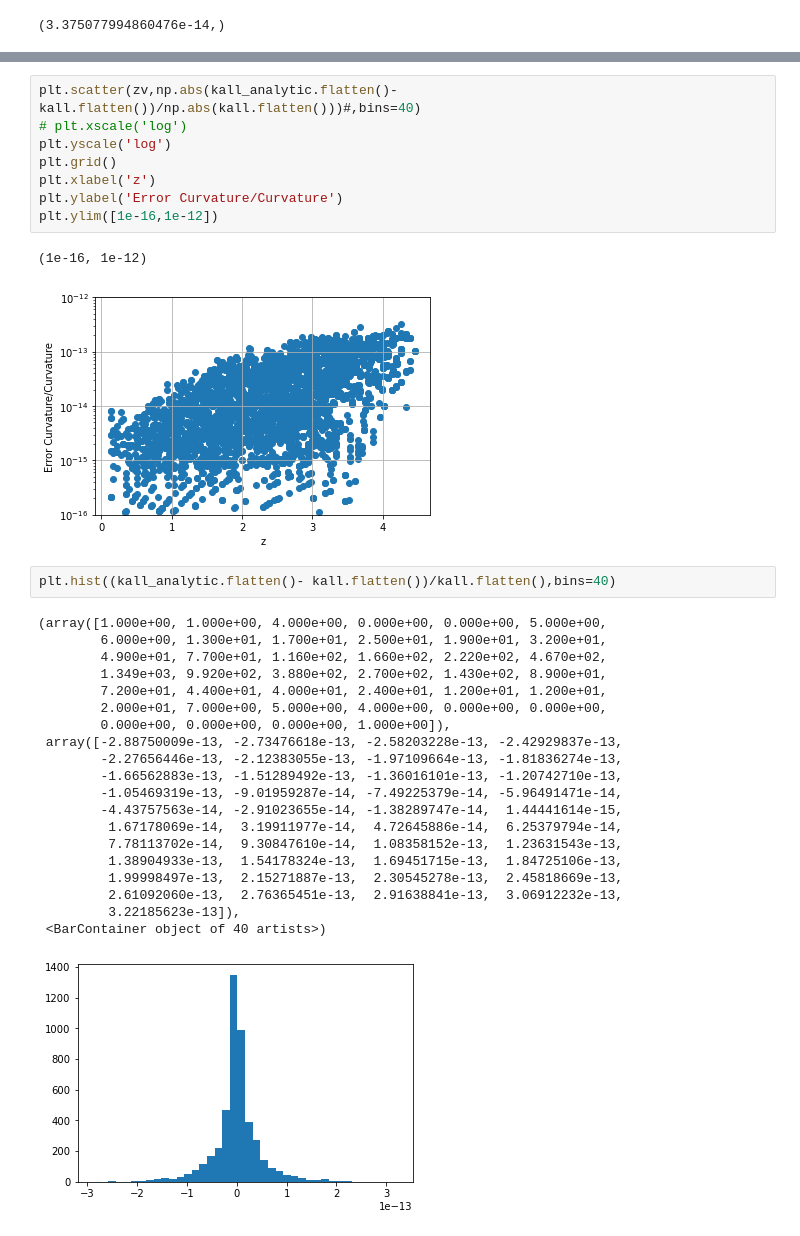
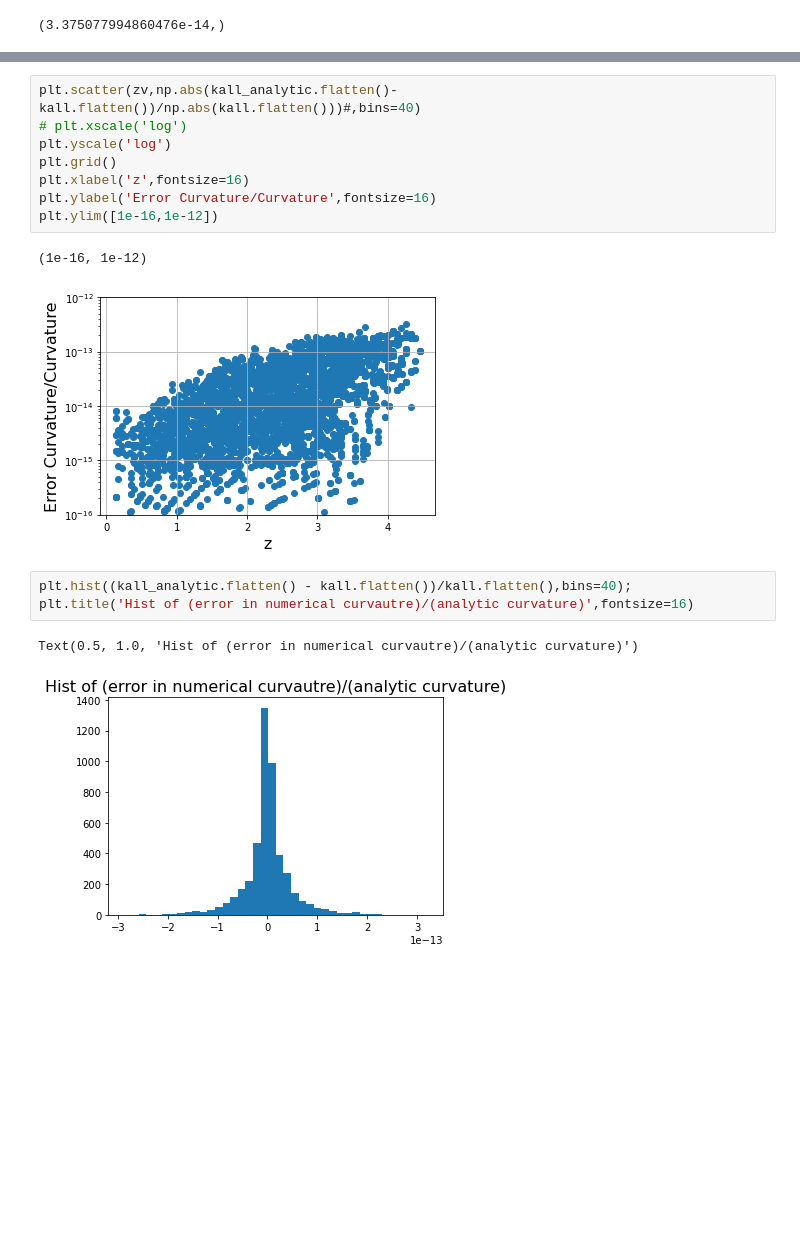
Before and after one commit to jamesgolden1/bias_free_denoising, a Jupyter notebook: curvature/hyperboloid_single_sheet_curvature_compare.ipynb, the cells around one changed output, grey strips where cells are left out. Cells and saved outputs as stored; diff of their text form; blank space fills up the shorter version.

Commit message:
hyperboloid analytic comparison cleaning

```diff
--- a/curvature/hyperboloid_single_sheet_curvature_compare.ipynb
+++ b/curvature/hyperboloid_single_sheet_curvature_compare.ipynb
@@ -239,32 +223,15 @@ plt.scatter(zv,np.abs(kall_analytic.flatten()- kall.flatten())/np.abs(kall.flatt
 # plt.xscale('log')
 plt.yscale('log')
 plt.grid()
-plt.xlabel('z')
-plt.ylabel('Error Curvature/Curvature')
+plt.xlabel('z',fontsize=16)
+plt.ylabel('Error Curvature/Curvature',fontsize=16)
 plt.ylim([1e-16,1e-12])
 # %% [output]
 (1e-16, 1e-12)
-[figure, old version]
+[figure, new version]
 # %%
-plt.hist((kall_analytic.flatten()- kall.flatten())/kall.flatten(),bins=40)
+plt.hist((kall_analytic.flatten() - kall.flatten())/kall.flatten(),bins=40);
+plt.title('Hist of (error in numerical curvautre)/(analytic curvature)',fontsize=16)
 # %% [output]
-(array([1.000e+00, 1.000e+00, 4.000e+00, 0.000e+00, 0.000e+00, 5.000e+00,
-        6.000e+00, 1.300e+01, 1.700e+01, 2.500e+01, 1.900e+01, 3.200e+01,
-        4.900e+01, 7.700e+01, 1.160e+02, 1.660e+02, 2.220e+02, 4.670e+02,
-        1.349e+03, 9.920e+02, 3.880e+02, 2.700e+02, 1.430e+02, 8.900e+01,
-        7.200e+01, 4.400e+01, 4.000e+01, 2.400e+01, 1.200e+01, 1.200e+01,
-        2.000e+01, 7.000e+00, 5.000e+00, 4.000e+00, 0.000e+00, 0.000e+00,
-        0.000e+00, 0.000e+00, 0.000e+00, 1.000e+00]),
- array([-2.88750009e-13, -2.73476618e-13, -2.58203228e-13, -2.42929837e-13,
-        -2.27656446e-13, -2.12383055e-13, -1.97109664e-13, -1.81836274e-13,
-        -1.66562883e-13, -1.51289492e-13, -1.36016101e-13, -1.20742710e-13,
-        -1.05469319e-13, -9.01959287e-14, -7.49225379e-14, -5.96491471e-14,
-        -4.43757563e-14, -2.91023655e-14, -1.38289747e-14,  1.44441614e-15,
-         1.67178069e-14,  3.19911977e-14,  4.72645886e-14,  6.25379794e-14,
-         7.78113702e-14,  9.30847610e-14,  1.08358152e-13,  1.23631543e-13,
-         1.38904933e-13,  1.54178324e-13,  1.69451715e-13,  1.84725106e-13,
-         1.99998497e-13,  2.15271887e-13,  2.30545278e-13,  2.45818669e-13,
-         2.61092060e-13,  2.76365451e-13,  2.91638841e-13,  3.06912232e-13,
-         3.22185623e-13]),
- <BarContainer object of 40 artists>)
+Text(0.5, 1.0, 'Hist of (error in numerical curvautre)/(analytic curvature)')
-[figure, old version]
+[figure, new version]
```
Also changed, not shown: parts of 21 cells of this notebook.
